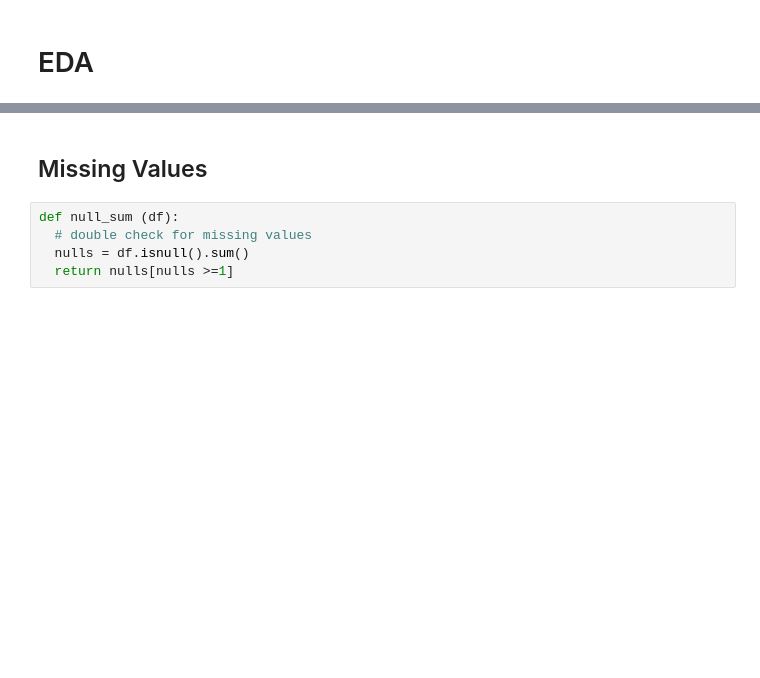
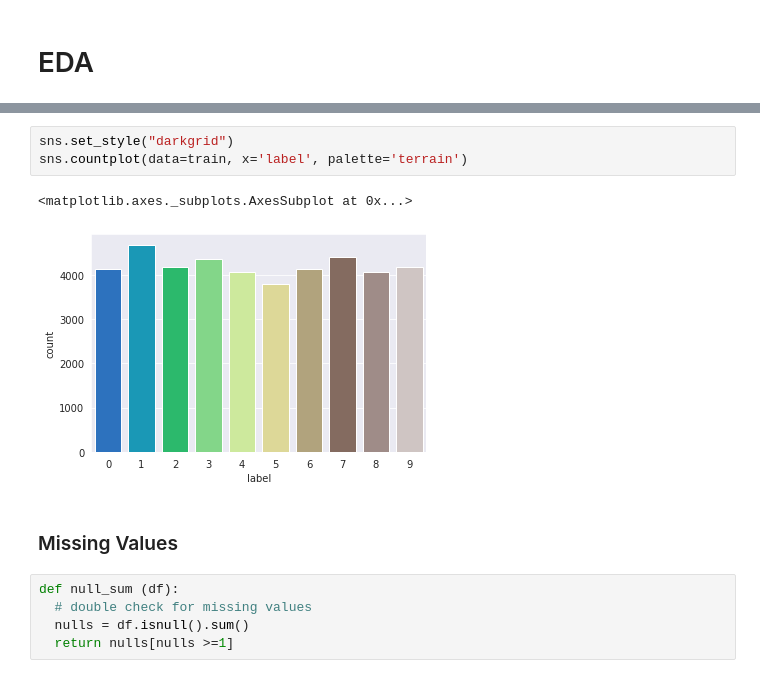
Before and after one commit to oimartin/MNIST_Digit_Recognizer, a Jupyter notebook: digits_notebook.ipynb, the cells around one changed output, grey strips where cells are left out. Cells and saved outputs as stored; diff of their text form; blank space fills up the shorter version.

```diff
--- a/digits_notebook.ipynb
+++ b/digits_notebook.ipynb
@@ -48,5 +79,11 @@ train.head()
+# %%
+sns.set_style("darkgrid")
+sns.countplot(data=train, x='label', palette='terrain')
+# %% [output]
+<matplotlib.axes._subplots.AxesSubplot at 0x...>
+[figure, added]
 # %% [markdown]
-## Missing Values
+### Missing Values
 # %%
 def null_sum (df):
   # double check for missing values
```
Also changed, not shown: parts of 12 cells of this notebook.
